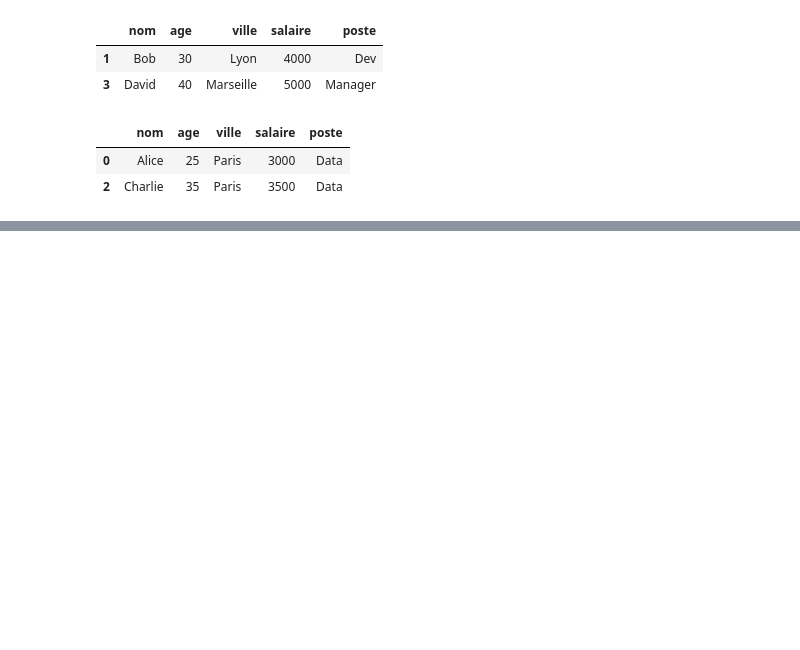
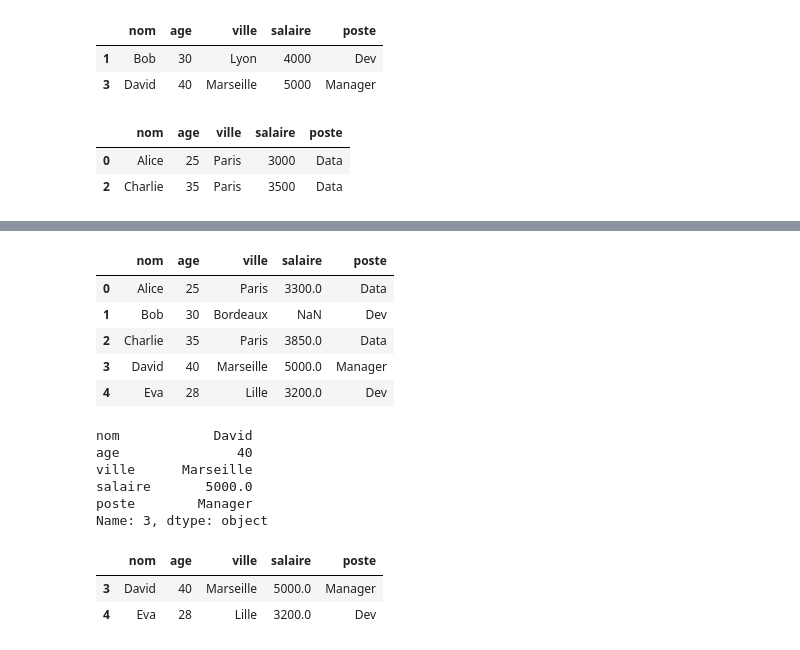
Before and after one commit to JulienFX/GPTChallenge, a Jupyter notebook: pandas_and_object.ipynb, the cells around one changed output, grey strips where cells are left out. Saved outputs shown, nothing was run; the diff lists cells and outputs as text; code cells hidden in the pictures; blank space fills up the shorter version.

```diff
--- a/pandas_and_object.ipynb
+++ b/pandas_and_object.ipynb
@@ -328,0 +341,25 @@ df.loc[(df['poste'] == 'Data') & (df['ville'] == 'Paris')]
+# %%
+df.loc[df['nom'] == 'Bob', 'salaire'] = None
+df
+# %% [output]
+|  | nom | age | ville | salaire | poste |
+| 0 | Alice | 25 | Paris | 3300.0 | Data |
+| 1 | Bob | 30 | Bordeaux | NaN | Dev |
+| 2 | Charlie | 35 | Paris | 3850.0 | Data |
+| 3 | David | 40 | Marseille | 5000.0 | Manager |
+| 4 | Eva | 28 | Lille | 3200.0 | Dev |
+# %%
+df.iloc[3]
+# %% [output]
+nom            David
+age               40
+ville      Marseille
+salaire       5000.0
+poste        Manager
+Name: 3, dtype: object
+# %%
+df.iloc[len(df)-2:] # 2 dernière ligne
+# %% [output]
+|  | nom | age | ville | salaire | poste |
+| 3 | David | 40 | Marseille | 5000.0 | Manager |
+| 4 | Eva | 28 | Lille | 3200.0 | Dev |
```
Also changed, not shown: parts of 9 cells of this notebook.
